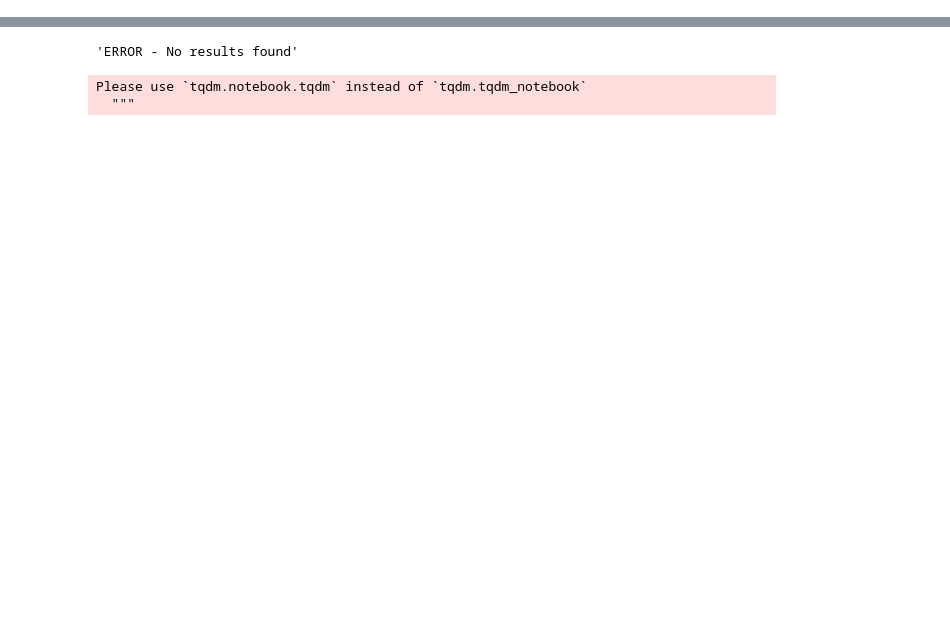
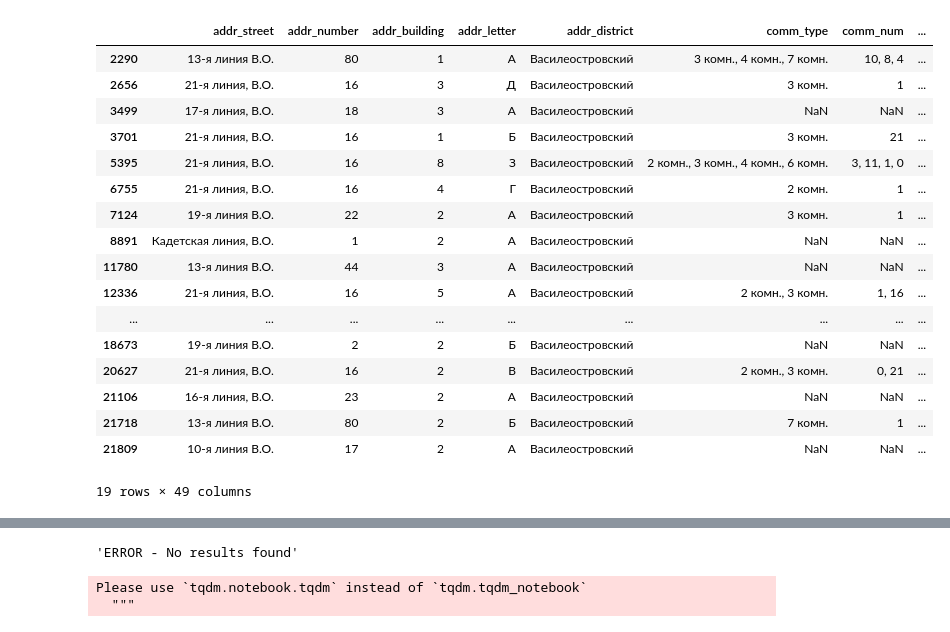
Before and after one commit to WGussev/StPHousing, a Jupyter notebook: EDA.ipynb, the cells around one changed output, grey strips where cells are left out. Drawn from its saved outputs; the diff is of its cells as text; code cells hidden in the pictures; blank space fills up the shorter version.

```diff
--- a/EDA.ipynb
+++ b/EDA.ipynb
@@ -5,2 +8,25 @@ import geocoder
 # %%
 df = pd.read_csv('open_stp_data.csv')
+# %%
+VO = df[df['addr_street'].str.contains('линия')]
+# %%
+VO[VO['addr_building'].isna() != True]
+# %% [output]
+|  | addr_street | addr_number | addr_building | addr_letter | addr_district | comm_type | comm_num | ... |
+| 2290 | 13-я линия В.О. | 80 | 1 | А | Василеостровский | 3 комн., 4 комн., 7 комн. | 10, 8, 4 | ... |
+| 2656 | 21-я линия, В.О. | 16 | 3 | Д | Василеостровский | 3 комн. | 1 | ... |
+| 3499 | 17-я линия, В.О. | 18 | 3 | А | Василеостровский | NaN | NaN | ... |
+| 3701 | 21-я линия, В.О. | 16 | 1 | Б | Василеостровский | 3 комн. | 21 | ... |
+| 5395 | 21-я линия, В.О. | 16 | 8 | З | Василеостровский | 2 комн., 3 комн., 4 комн., 6 комн. | 3, 11, 1, 0 | ... |
+| 6755 | 21-я линия, В.О. | 16 | 4 | Г | Василеостровский | 2 комн. | 1 | ... |
+| 7124 | 19-я линия В.О. | 22 | 2 | А | Василеостровский | 3 комн. | 1 | ... |
+| 8891 | Кадетская линия, В.О. | 1 | 2 | А | Василеостровский | NaN | NaN | ... |
+| 11780 | 13-я линия В.О. | 44 | 3 | А | Василеостровский | NaN | NaN | ... |
+| 12336 | 21-я линия, В.О. | 16 | 5 | А | Василеостровский | 2 комн., 3 комн. | 1, 16 | ... |
+| ... | ... | ... | ... | ... | ... | ... | ... | ... |
+| 18673 | 19-я линия В.О. | 2 | 2 | Б | Василеостровский | NaN | NaN | ... |
+| 20627 | 21-я линия, В.О. | 16 | 2 | В | Василеостровский | 2 комн., 3 комн. | 0, 21 | ... |
+| 21106 | 16-я линия, В.О. | 23 | 2 | А | Василеостровский | NaN | NaN | ... |
+| 21718 | 13-я линия В.О. | 80 | 2 | Б | Василеостровский | 7 комн. | 1 | ... |
+| 21809 | 10-я линия В.О. | 17 | 2 | А | Василеостровский | NaN | NaN | ... |
+19 rows × 49 columns
```
Also changed, not shown: parts of 13 cells of this notebook, 12 other files.
